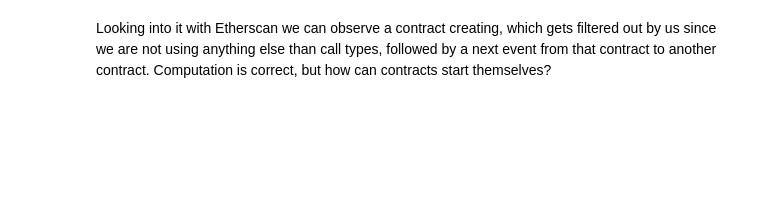
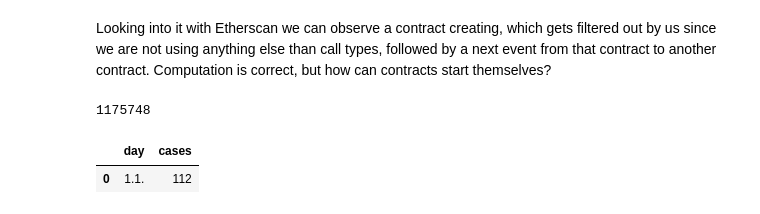
Before and after one commit to captain-red-baron/distributed-ledger-process-miner, a Jupyter notebook: analysis/transition_analysis_3.ipynb, the cells around one changed output. Drawn from its saved outputs; the diff is of its cells as text; code cells hidden in the pictures; blank space fills up the shorter version.

```diff
--- a/analysis/transition_analysis_3.ipynb
+++ b/analysis/transition_analysis_3.ipynb
@@ -97,3 +97,18 @@ a[a['transactionHash']=='0x7890c4f7823c09419034e94849e41a96c9b8ea830779f2febe6c7
 | 16 | 0x775ff1e18dbeb4fd881c3f4049e6750... | 0x3dbdc81a6edc94c720b0b88fb65dbd7... | NaN | False | 0x775ff1e18dbeb4fd881c3f4049e6750... | False | 0 | call | ... |
 # %% [markdown]
 Looking into it with Etherscan we can observe a contract creating, which gets filtered out by us since we are not using anything else than call types, followed by a next event from that contract to another contract. Computation is correct, but how can contracts start themselves?
+# %%
+len(raw_543['transactionHash'].unique())
+# %% [output]
+1175748
+# %%
+global_case_amount = pd.DataFrame(columns={'day', 'cases'})
+# %%
+s = pd.Series(['1.1.', 112], index=['day', 'cases'])
+# %%
+global_case_amount = global_case_amount.append(s, ignore_index=True)
+# %%
+global_case_amount
+# %% [output]
+|  | day | cases |
+| 0 | 1.1. | 112 |
```
Also changed, not shown: 1 other file.
